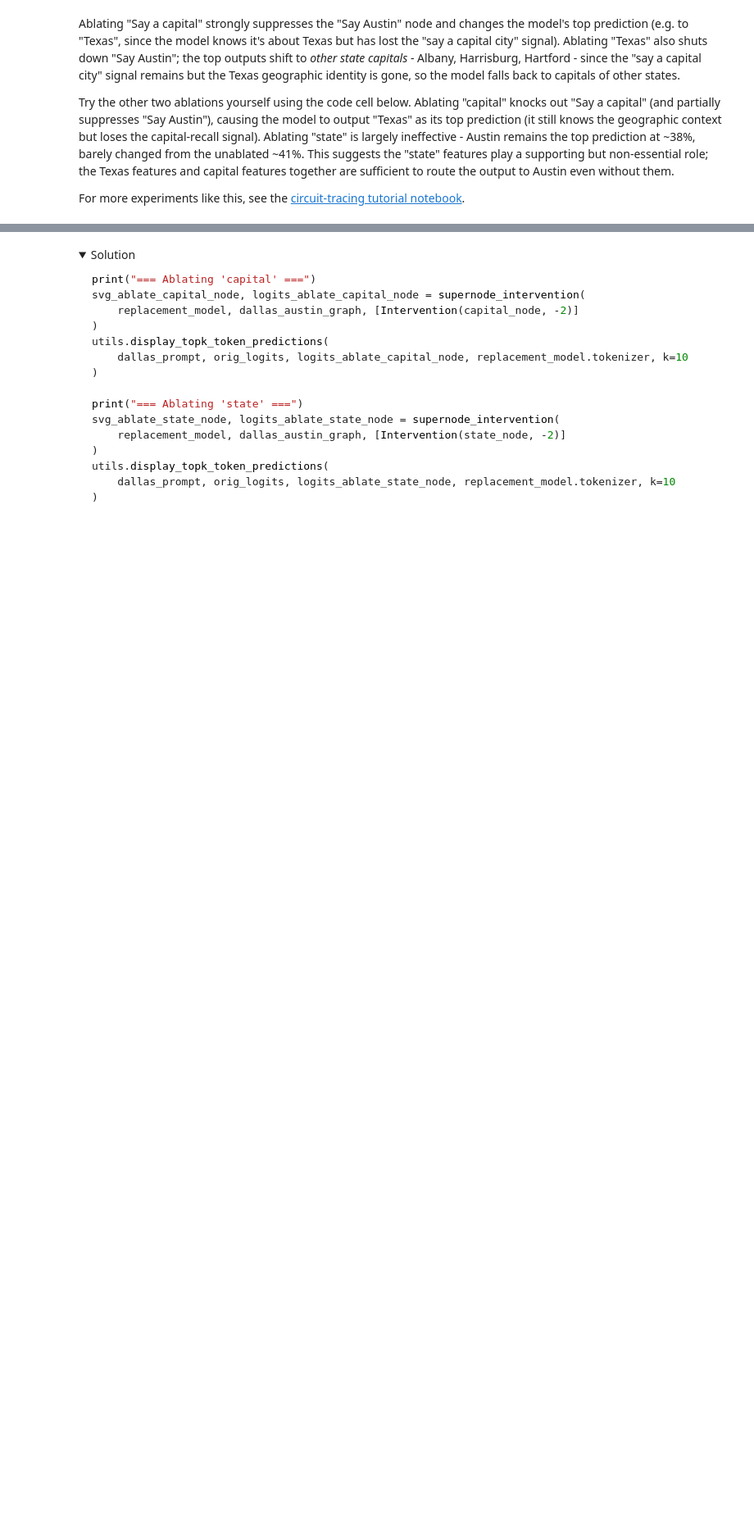
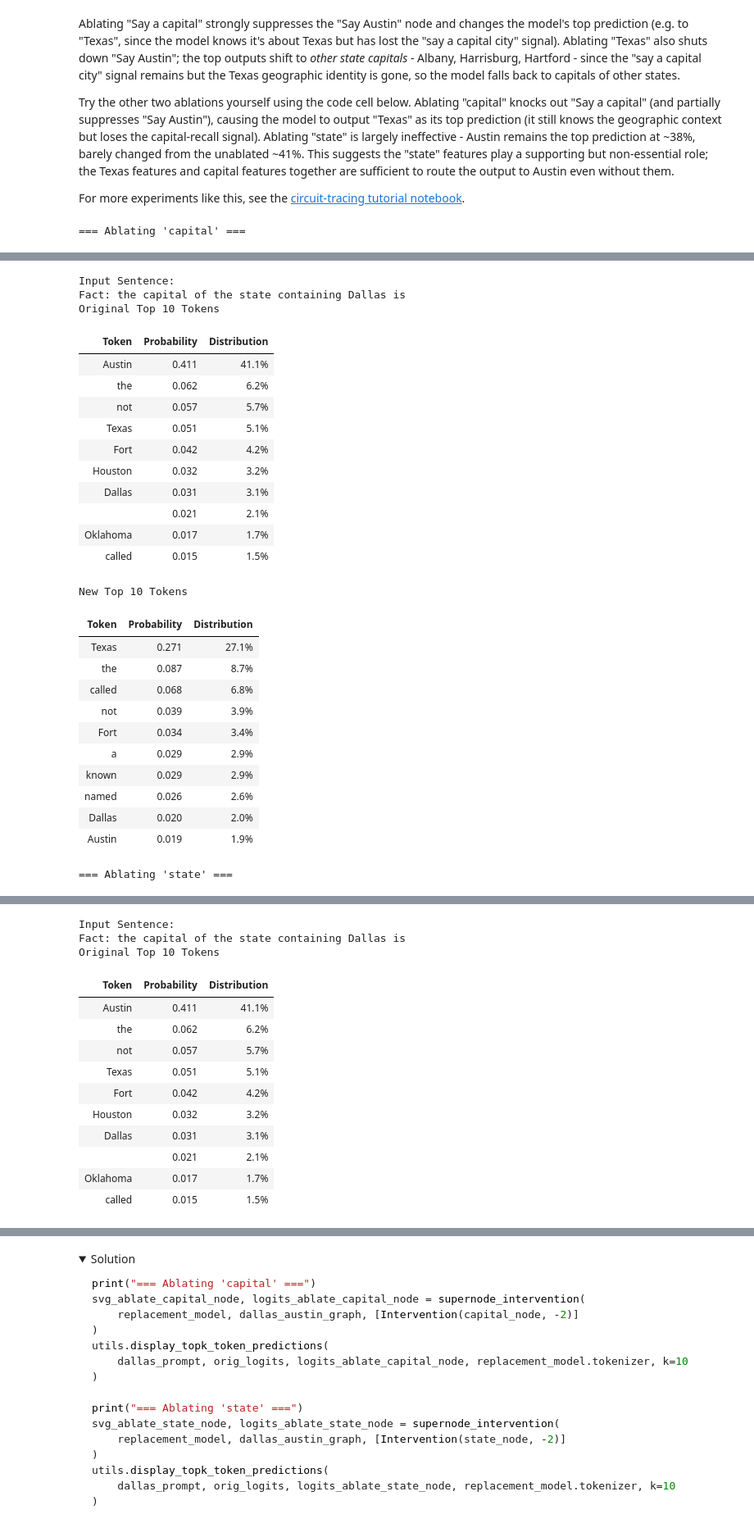
Before and after one commit to TheOphige/ARENA_3.0, a Jupyter notebook: chapter1_transformer_interp/exercises/part42_sae_circuits/1.4.2_SAE_Circuits_exercises.ipynb, the cells around one changed output, grey strips where cells are left out. Shown at 82% size. Drawn from its saved outputs; the diff is of its cells as text; code cells hidden in the pictures; folded sections open; blank space fills up the shorter version.

```diff
--- a/chapter1_transformer_interp/exercises/part42_sae_circuits/1.4.2_SAE_Circuits_exercises.ipynb
+++ b/chapter1_transformer_interp/exercises/part42_sae_circuits/1.4.2_SAE_Circuits_exercises.ipynb
@@ -4032,6 +4056,9 @@ def compute_adjacency_matrix(
         batches, desc="Backward batches"
     ):
         actual_batch_size = len(batch_nodes)
+
+        # Clear CUDA cache to free up memory before each backward pass
+        t.cuda.empty_cache()
 
         # Run backward pass to get gradients
         tc_hooks.install()
@@ -4078,7 +4105,7 @@ def compute_adjacency_matrix(
     return adjacency_matrix
 
 
-batches = prepare_backward_batches(graph, batch_size=8)
+batches = prepare_backward_batches(graph, batch_size=1)
 print("Got batches...")
 adjacency_matrix = compute_adjacency_matrix(
     model=gemma,
@@ -4945,3 +5002,16 @@ Then you should be able to run the remaining cells:
+# %%
+import os
+
+# Use the second physical GPU.
+os.environ["CUDA_VISIBLE_DEVICES"] = "1"
+
+import torch
+
+print("CUDA devices:", torch.cuda.device_count())
+print("Device:", torch.cuda.get_device_name(0))
+print("GPU memory:", torch.cuda.get_device_properties(0).total_memory / 1024**3, "GB")
+
+dtype = torch.float16
 # %%
 circuit_tracer_path = exercises_dir / "circuit-tracer"
 assert circuit_tracer_path.exists(), "circuit-tracer library not found - please clone it first"
@@ -5158,4 +5433,20 @@ For more experiments like this, see the [circuit-tracing tutorial notebook](http
 # Try ablating "capital" and "state" here, e.g.:
 # supernode_intervention(replacement_model, dallas_austin_graph, [Intervention(capital_node, -2)])
 # supernode_intervention(replacement_model, dallas_austin_graph, [Intervention(state_node, -2)])
-pass
+print("=== Ablating 'capital' ===")
+svg_ablate_capital_node, logits_ablate_capital_node = supernode_intervention(
+    replacement_model, dallas_austin_graph, [Intervention(capital_node, -2)]
+)
+utils.display_topk_token_predictions(
+    dallas_prompt, orig_logits, logits_ablate_capital_node, replacement_model.tokenizer, k=10
+)
+
+print("=== Ablating 'state' ===")
+svg_ablate_state_node, logits_ablate_state_node = supernode_intervention(
+    replacement_model, dallas_austin_graph, [Intervention(state_node, -2)]
+)
+utils.display_topk_token_predictions(
+    dallas_prompt, orig_logits, logits_ablate_state_node, replacement_model.tokenizer, k=10
+)
+# %% [output]
+=== Ablating 'capital' ===
@@ -5161,0 +5454,27 @@ pass
+Input Sentence:
+Fact: the capital of the state containing Dallas is
+Original Top 10 Tokens
+| Token | Probability | Distribution |
+| Austin | 0.411 | 41.1% |
+| the | 0.062 | 6.2% |
+| not | 0.057 | 5.7% |
+| Texas | 0.051 | 5.1% |
+| Fort | 0.042 | 4.2% |
+| Houston | 0.032 | 3.2% |
+| Dallas | 0.031 | 3.1% |
+|  | 0.021 | 2.1% |
+| Oklahoma | 0.017 | 1.7% |
+| called | 0.015 | 1.5% |
+New Top 10 Tokens
+| Token | Probability | Distribution |
+| Texas | 0.271 | 27.1% |
+| the | 0.087 | 8.7% |
+| called | 0.068 | 6.8% |
+| not | 0.039 | 3.9% |
+| Fort | 0.034 | 3.4% |
+| a | 0.029 | 2.9% |
+| known | 0.029 | 2.9% |
+| named | 0.026 | 2.6% |
+| Dallas | 0.020 | 2.0% |
+| Austin | 0.019 | 1.9% |
+=== Ablating 'state' ===
@@ -5161,0 +5482,14 @@ pass
+Input Sentence:
+Fact: the capital of the state containing Dallas is
+Original Top 10 Tokens
+| Token | Probability | Distribution |
+| Austin | 0.411 | 41.1% |
+| the | 0.062 | 6.2% |
+| not | 0.057 | 5.7% |
+| Texas | 0.051 | 5.1% |
+| Fort | 0.042 | 4.2% |
+| Houston | 0.032 | 3.2% |
+| Dallas | 0.031 | 3.1% |
+|  | 0.021 | 2.1% |
+| Oklahoma | 0.017 | 1.7% |
+| called | 0.015 | 1.5% |
```
Also changed, not shown: parts of 24 cells of this notebook.
